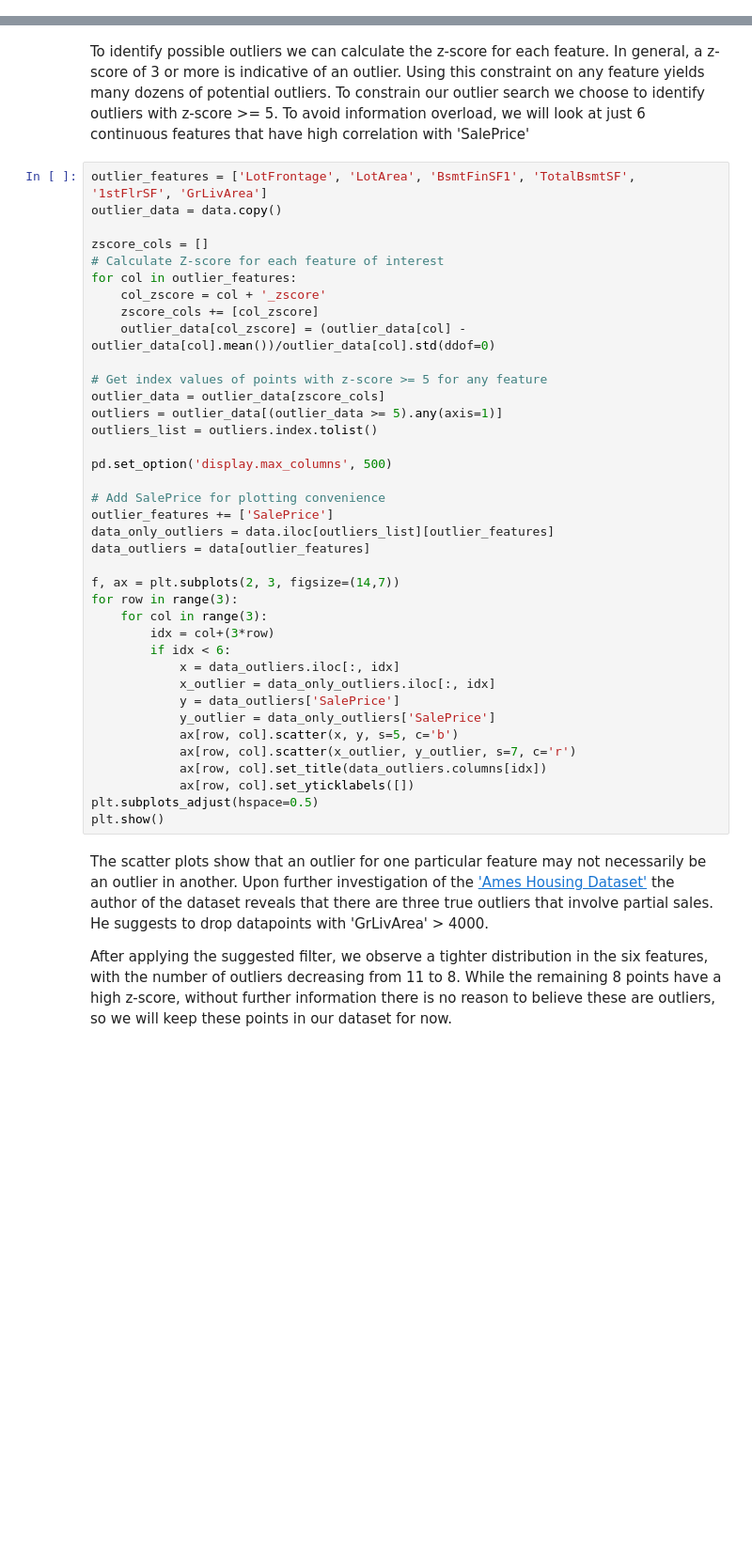
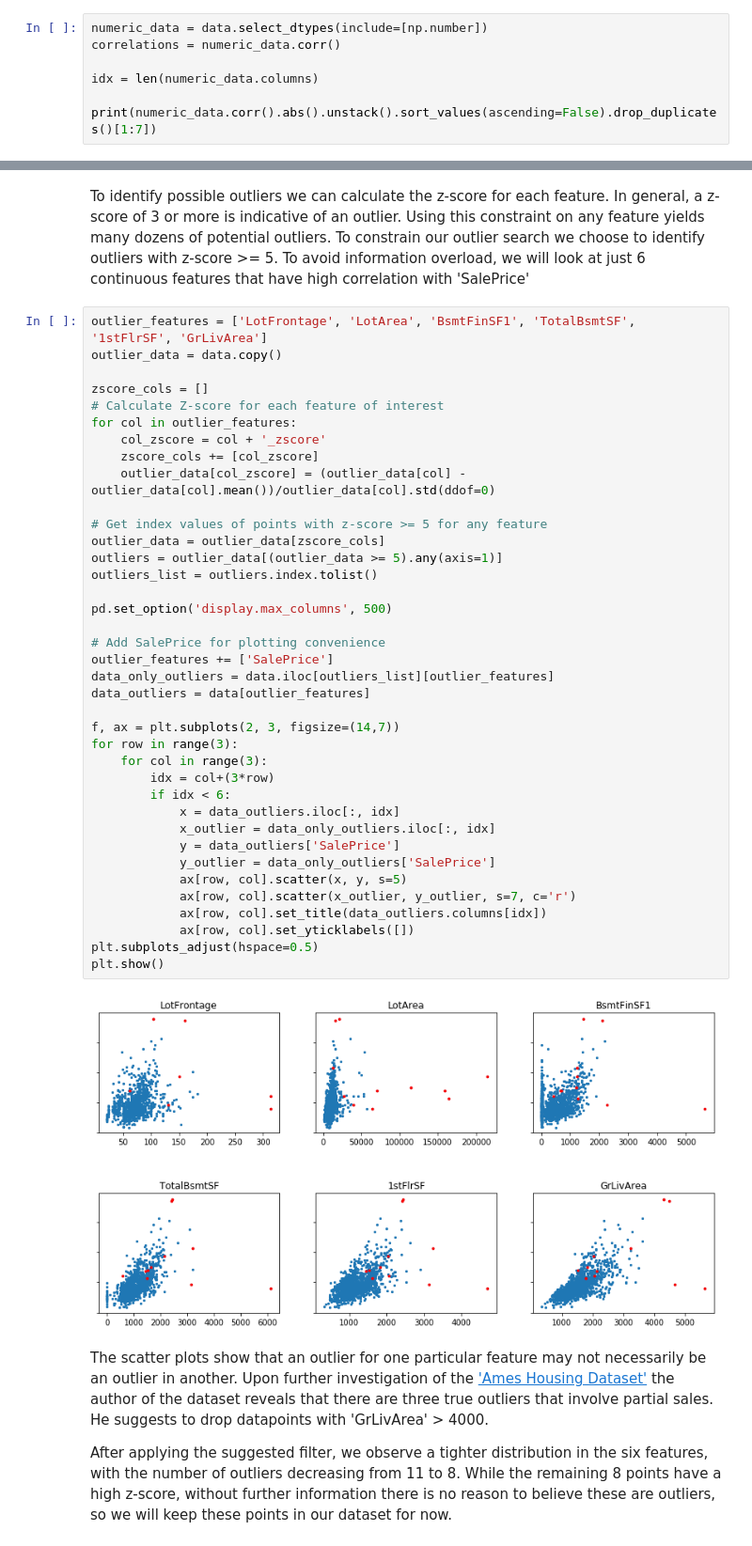
Before and after one commit to tcwou/House-Prices-Kaggle, a Jupyter notebook: Kaggle Housing Project Notebook.ipynb, the cells around one changed output, grey strips where cells are left out. Shown at 94% size. Cells and saved outputs as stored; diff of their text form; blank space fills up the shorter version.

```diff
--- a/Kaggle Housing Project Notebook.ipynb
+++ b/Kaggle Housing Project Notebook.ipynb
@@ -76,0 +76,7 @@ plt.show()
+# %%
+numeric_data = data.select_dtypes(include=[np.number])
+correlations = numeric_data.corr()
+
+idx = len(numeric_data.columns)
+
+print(numeric_data.corr().abs().unstack().sort_values(ascending=False).drop_duplicates()[1:7])
@@ -118,34 +133,36 @@ for col in outlier_features:
     col_zscore = col + '_zscore'
     zscore_cols += [col_zscore]
     outlier_data[col_zscore] = (outlier_data[col] - outlier_data[col].mean())/outlier_data[col].std(ddof=0)
 
 # Get index values of points with z-score >= 5 for any feature
 outlier_data = outlier_data[zscore_cols]
 outliers = outlier_data[(outlier_data >= 5).any(axis=1)]
 outliers_list = outliers.index.tolist()
 
 pd.set_option('display.max_columns', 500)
 
 # Add SalePrice for plotting convenience
 outlier_features += ['SalePrice']
 data_only_outliers = data.iloc[outliers_list][outlier_features]
 data_outliers = data[outlier_features]
 
 f, ax = plt.subplots(2, 3, figsize=(14,7))
 for row in range(3):
     for col in range(3):
         idx = col+(3*row)
         if idx < 6:
             x = data_outliers.iloc[:, idx]
             x_outlier = data_only_outliers.iloc[:, idx]
             y = data_outliers['SalePrice']
             y_outlier = data_only_outliers['SalePrice']
-            ax[row, col].scatter(x, y, s=5, c='b')
+            ax[row, col].scatter(x, y, s=5)
             ax[row, col].scatter(x_outlier, y_outlier, s=7, c='r')
             ax[row, col].set_title(data_outliers.columns[idx])
             ax[row, col].set_yticklabels([])
 plt.subplots_adjust(hspace=0.5)
 plt.show()
+# %% [output]
+[figure, added]
 # %% [markdown]
 The scatter plots show that an outlier for one particular feature may not necessarily be an outlier in another. Upon further investigation of the ['Ames Housing Dataset'](http://www.amstat.org/publications/jse/v19n3/decock.pdf) the author of the dataset reveals that there are three true outliers that involve partial sales. He suggests to drop datapoints with 'GrLivArea' > 4000.
 
```
Also changed, not shown: parts of 28 cells of this notebook.
